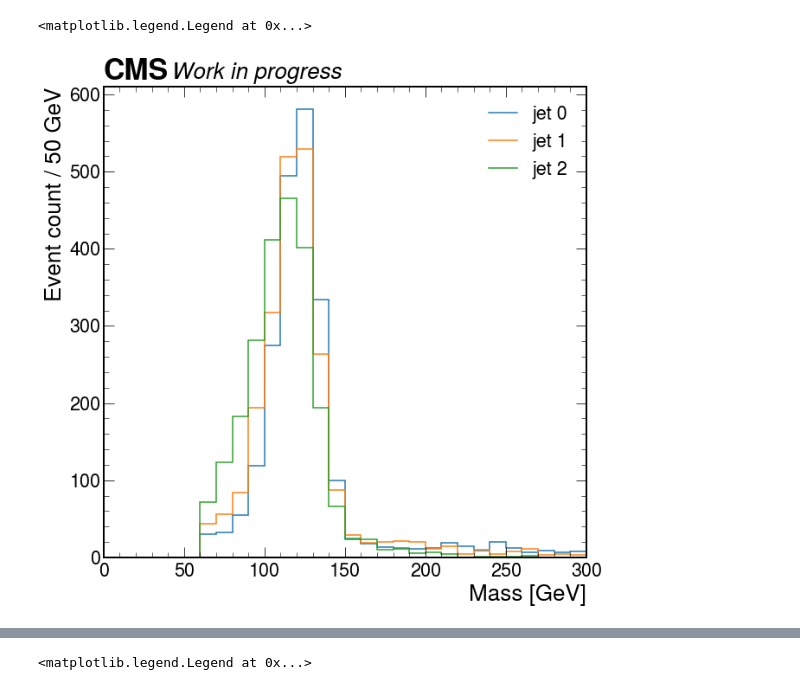
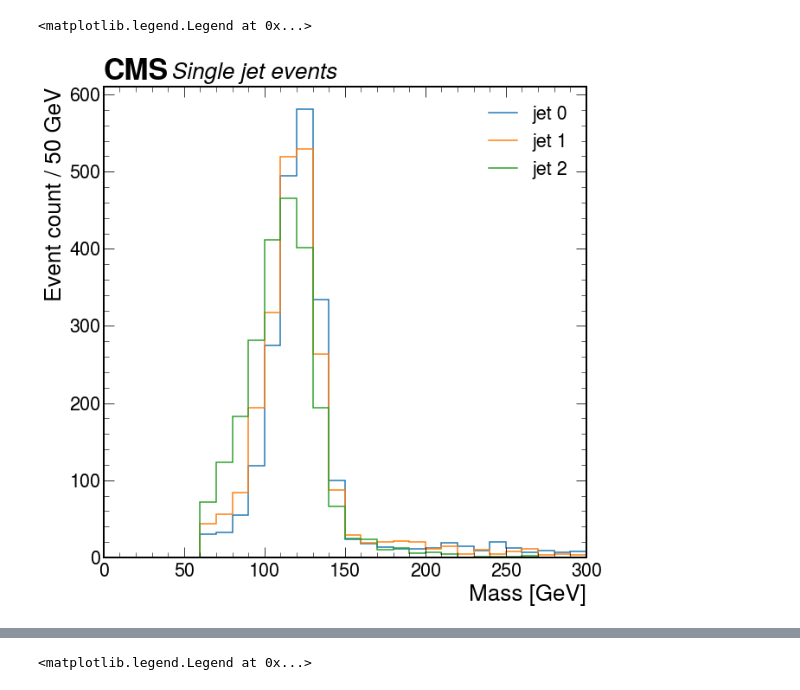
Before and after one commit to mroguljic/H3PO_Autumn, a Jupyter notebook: notebooks/Single_jets.ipynb, the cells around one changed output, grey strips where cells are left out. Saved outputs shown, nothing was run; the diff lists cells and outputs as text; code cells hidden in the pictures.

```diff
--- a/notebooks/Single_jets.ipynb
+++ b/notebooks/Single_jets.ipynb
@@ -54,24 +75,24 @@ for i in range(nEvts):
 # %%
 plt.style.use([hep.style.CMS])
 
 jet0, edges = hist2array(jet0Masses,return_edges=True)
 jet1, edges = hist2array(jet1Masses,return_edges=True)
 jet2, edges = hist2array(jet2Masses,return_edges=True)
 
 edges = edges[0]
 
 hep.histplot([jet0,jet1,jet2],edges,label=["jet 0","jet 1","jet 2"],stack=False)
 
-hep.cms.text("Work in progress",loc=0)
+hep.cms.text("Single jet events",loc=0)
 plt.ylabel("Event count / 50 GeV",horizontalalignment='right', y=1.0)
 plt.xlabel("Mass [GeV]",horizontalalignment='right', x=1.0)
 plt.xlim([0, 300])
 plt.legend(loc='best')
 
 #gauss_fit(jet0, edges, [600, 120, 4])
 # %% [output]
 <matplotlib.legend.Legend at 0x...>
-[figure, old version]
+[figure, new version]
 # %%
 def root_gaus(jet):
     fit = jet.Fit("gaus","S","",50,200)
```
Also changed, not shown: parts of 11 cells of this notebook, 8 other files.
